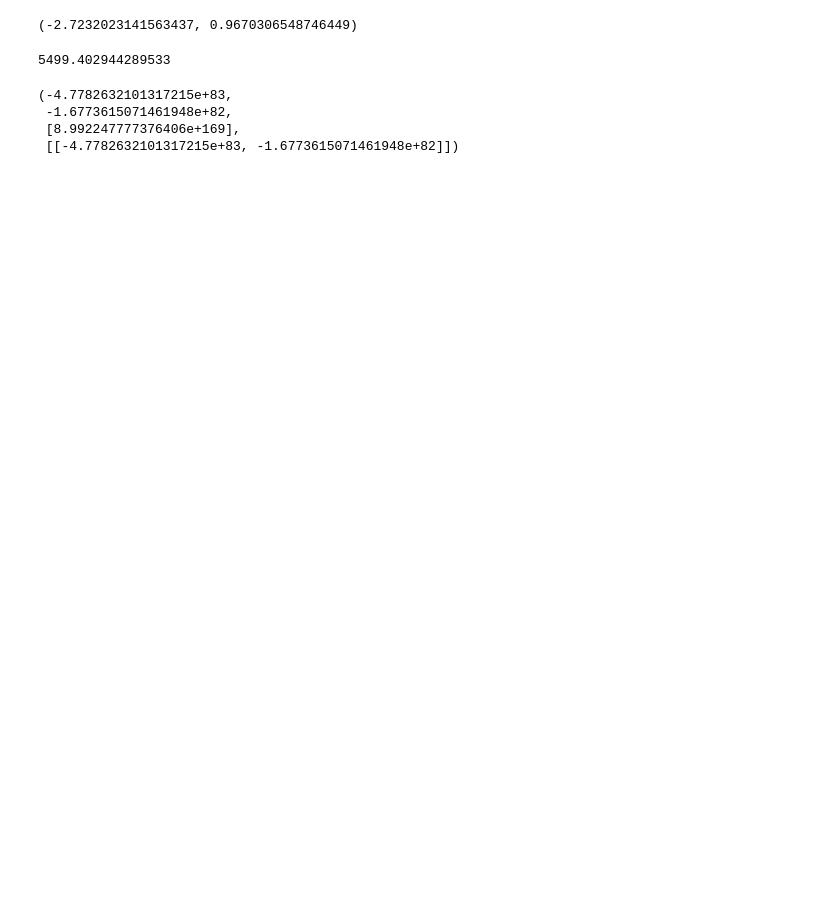
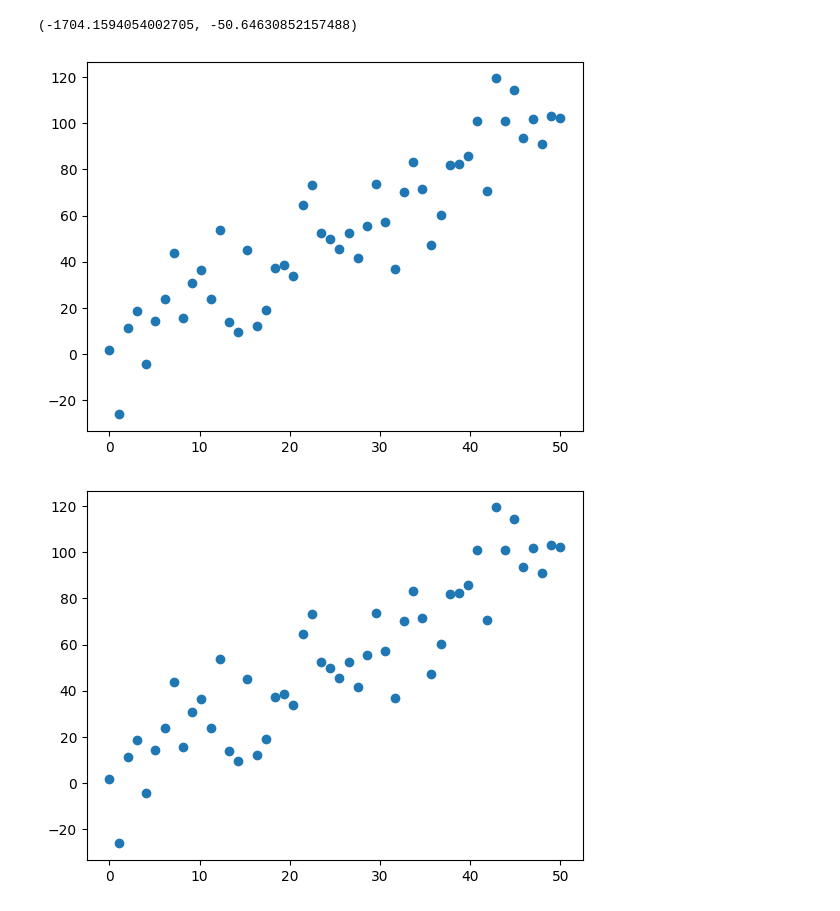
Before and after one commit to ivonnerubio/Supervised-ML, a Jupyter notebook: main.ipynb, the cells around one changed output. Drawn from its saved outputs; the diff is of its cells as text; code cells hidden in the pictures; blank space fills up the shorter version.

```diff
--- a/main.ipynb
+++ b/main.ipynb
@@ -60,0 +89,6 @@ def compute_gradient(x,y,w,b):
+# %%
+x = np.linspace(0, 50, 50)
+y = 2 * x + 1
+random_number = random.randint(1, 10)
+noise = np.random.normal(0, 30, len(y))
+y = y + noise
@@ -61,36 +100,18 @@ def compute_gradient(x,y,w,b):
 # %%
-compute_gradient(x,y,1,0)
+compute_gradient(x,y,0,0)
 # %% [output]
-(-2.7232023141563437, 0.9670306548746449)
+(-1704.1594054002705, -50.64630852157488)
-# %%
-compute_cost(x,y,-2.7232023141563437,0.9670306548746449 )
-# %% [output]
-5499.402944289533
-# %%
-def compute_gradient_descent():
-
-    J_history = []
-    p_history = []
-
-    alpha = 1.0e-2
-    num_iters = 100
-    w = 0
-    b = 0
-
-    for i in range(num_iters):
-        dj_dw, dj_db = compute_gradient(x,y,w,b)
-        w = w - alpha * dj_dw
-        b = b - alpha * dj_db
-
-    if i < 10000:
-        J_history.append( compute_cost(x,y,w,b))
-        p_history.append([w,b])
-
-    return w, b, J_history, p_history
-
-compute_gradient_descent()
-# %% [output]
-(-4.7782632101317215e+83,
- -1.6773615071461948e+82,
- [8.992247777376406e+169],
- [[-4.7782632101317215e+83, -1.6773615071461948e+82]])
+# %%
+def generate_data():
+    x = np.linspace(0, 50, 50)
+    y = 2 * x + 1
+    noise = np.random.normal(0, 15, len(y))
+    y = y + noise
+    fig = plt.figure()
+    plt.scatter(x, y)
+    return fig
+# %%
+generate_data()
+# %% [output]
+[figure, added]
+[figure, added]
```
Also changed, not shown: parts of 10 cells of this notebook, 18 other files.
